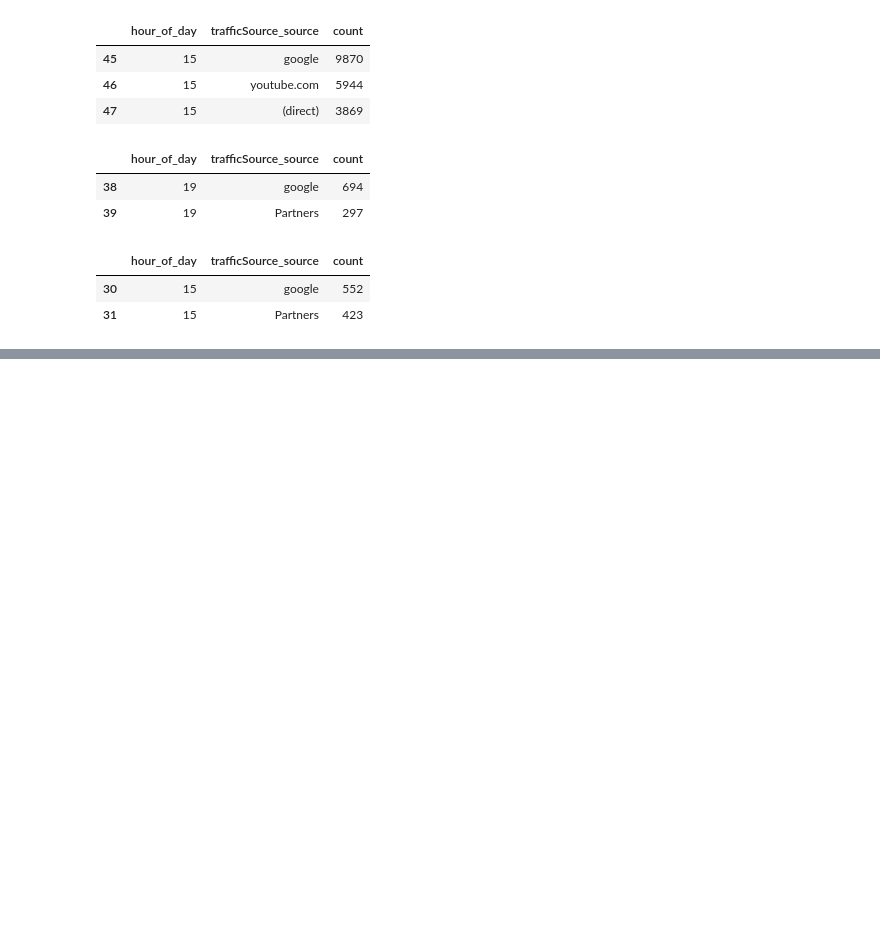
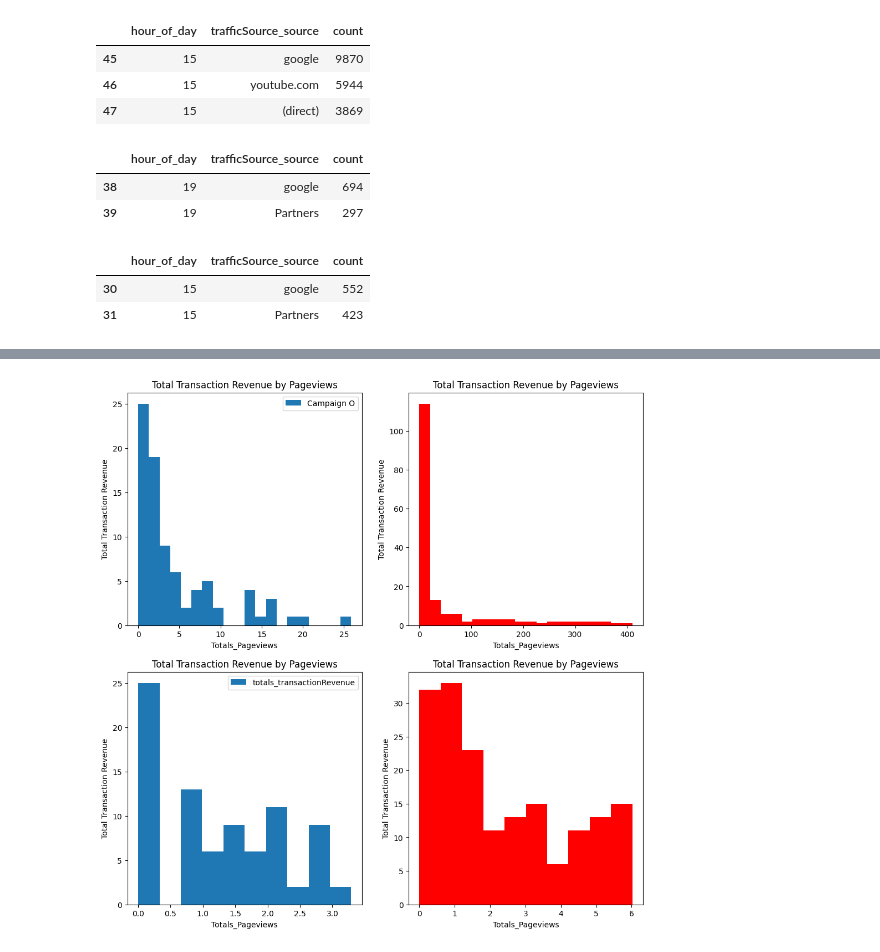
Before and after one commit to eju1019/ipark, a Jupyter notebook: projcet.ipynb, the cells around one changed output, grey strips where cells are left out. Drawn from its saved outputs; the diff is of its cells as text; code cells hidden in the pictures; blank space fills up the shorter version.

```diff
--- a/projcet.ipynb
+++ b/projcet.ipynb
@@ -499,0 +513,43 @@ Name: totals_transactionRevenue, dtype: float64
+# %%
+# 페이지뷰에 따른 거래 수익 비교, Not캠페인 그룹은 0이 너무 많아서 log변환을 해서 그래프를 한번 그려봄
+
+page_revenue=df_set[df_set['totals_pageviews'] > 1].groupby('totals_pageviews')['totals_transactionRevenue'].sum()
+page_revenue_notset=df_not_set[df_not_set['totals_pageviews'] > 1].groupby('totals_pageviews')['totals_transactionRevenue'].sum()
+
+
+plt.figure(figsize=(12, 12))
+plt.subplot(2,2,1)
+plt.hist(page_revenue, bins=20,label='Campaign O')
+plt.legend()
+plt.ylabel('Total Transaction Revenue')
+plt.xlabel('Totals_Pageviews')
+plt.title('Total Transaction Revenue by Pageviews')
+
+
+plt.subplot(2,2,2)
+# np.log1p(page_revenue_notset).plot(kind='hist')
+plt.hist(page_revenue_notset, bins=20,color='red')
+plt.ylabel('Total Transaction Revenue')
+plt.xlabel('Totals_Pageviews')
+plt.title('Total Transaction Revenue by Pageviews')
+
+
+
+plt.subplot(2,2,3)
+np.log1p(page_revenue).plot(kind='hist')
+plt.legend()
+plt.ylabel('Total Transaction Revenue')
+plt.xlabel('Totals_Pageviews')
+plt.title('Total Transaction Revenue by Pageviews')
+
+
+
+plt.subplot(2,2,4)
+np.log1p(page_revenue_notset).plot(kind='hist',color='red')
+# plt.hist(page_revenue_notset, bins=20,color='red')
+plt.ylabel('Total Transaction Revenue')
+plt.xlabel('Totals_Pageviews')
+plt.title('Total Transaction Revenue by Pageviews')
+plt.show()
+# %% [output]
+[figure, added]
```
Also changed, not shown: parts of 6 cells of this notebook.
